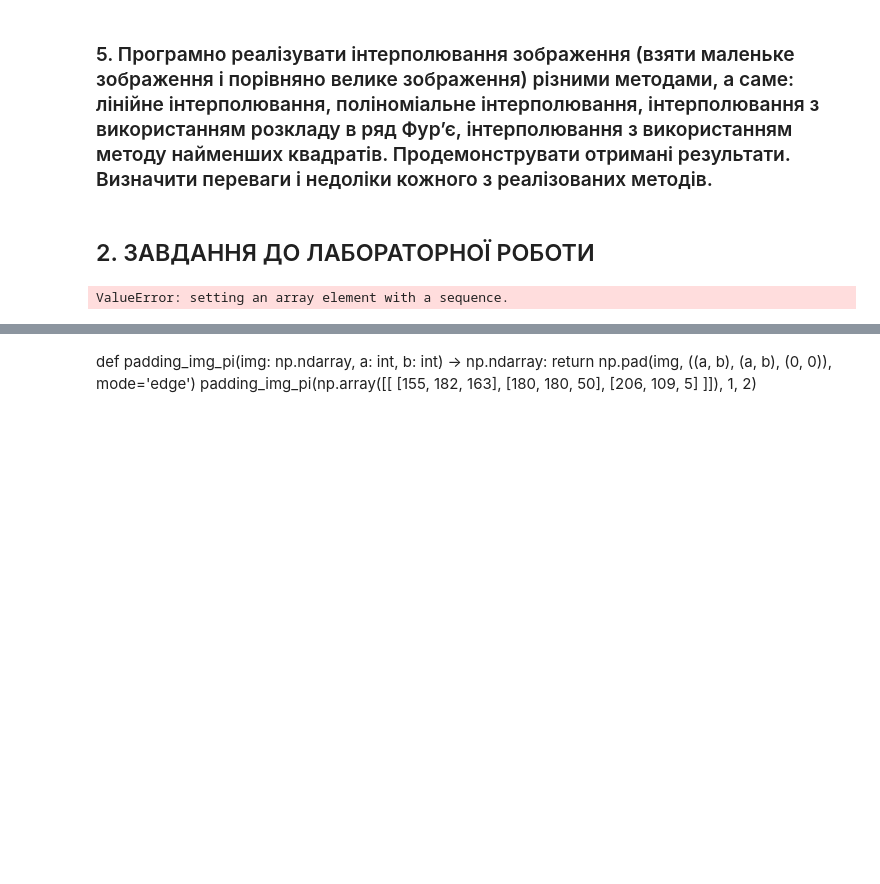
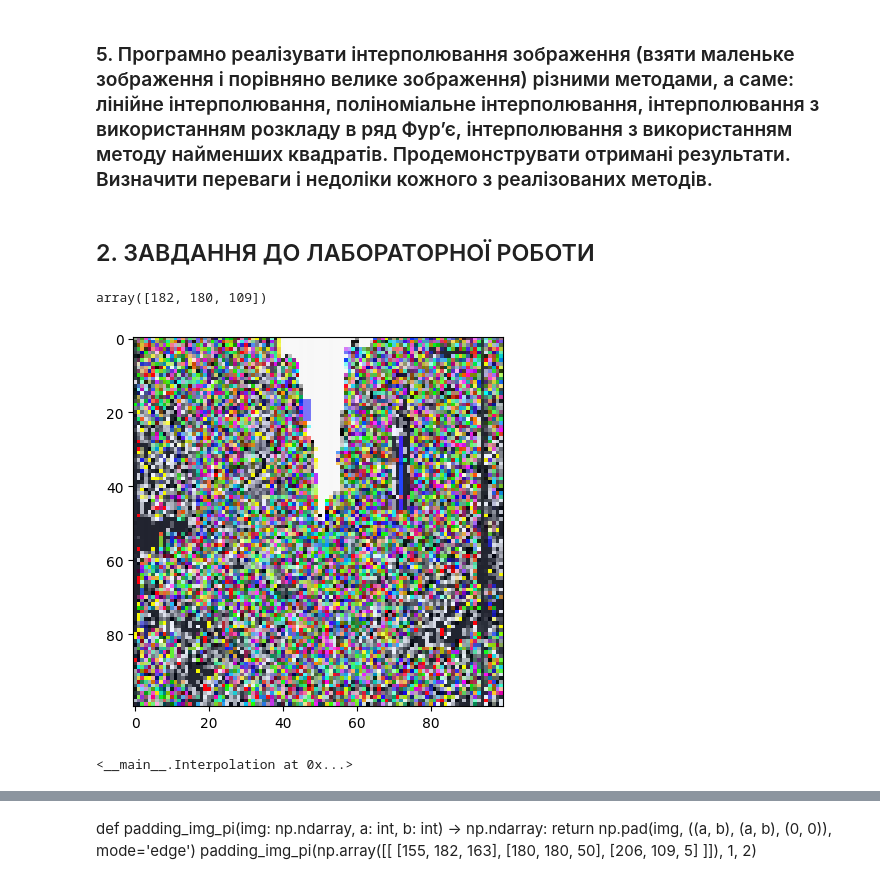
Before and after one commit to KlymentievMaksym/CompGraph, a Jupyter notebook: Lab5.ipynb, the cells around one changed output, grey strips where cells are left out. Saved outputs shown, nothing was run; the diff lists cells and outputs as text; code cells hidden in the pictures; blank space fills up the shorter version.

```diff
--- a/Lab5.ipynb
+++ b/Lab5.ipynb
@@ -275,11 +275,20 @@ class Interpolation:
                 plt.imshow(self.image)
         plt.show()
         return self
+# %%
+np.array([
+    [155, 182, 163],
+    [180, 180, 50],
+    [206, 109, 5]
+])[:, 1]
+# %% [output]
+array([182, 180, 109])
 # %%
 image = Interpolation("lab5/Test1.jpg")
-image.polynomial_interpolation((100, 100)).show()
+image.polynomial_interpolation((100, 100), polynom_degree=2).show()
 # %% [output]
+[figure, added]
-ValueError: setting an array element with a sequence.
+<__main__.Interpolation at 0x...>
 # %%
 image = Interpolation("lab5/bestimg.jpg")
 image.polynomial_interpolation((100, 100)).show()
```
Also changed, not shown: parts of 4 cells of this notebook.
